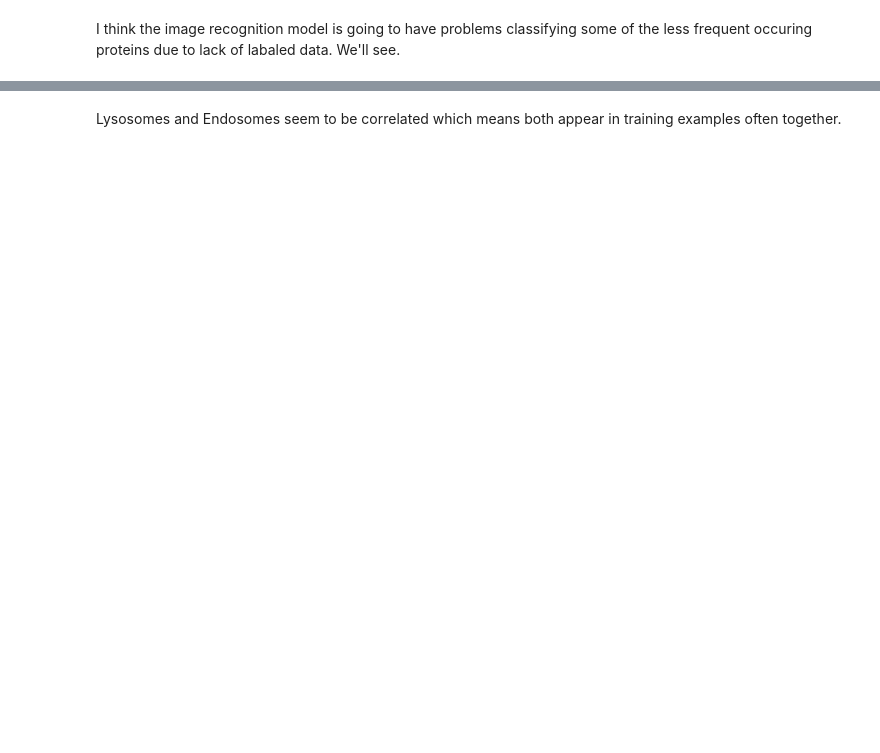
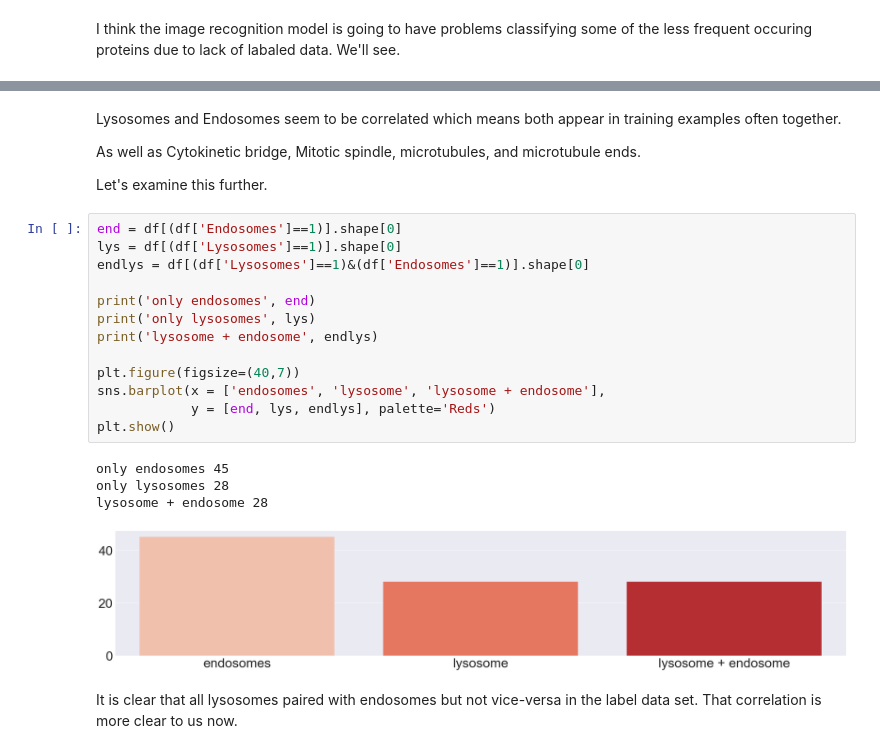
Before and after one commit to pdubz-sudo/protein-recognition, a Jupyter notebook: scripts/exploratory_analysis.ipynb, the cells around one changed output, grey strips where cells are left out. Saved outputs shown, nothing was run; the diff lists cells and outputs as text; blank space fills up the shorter version.

Commit message:
digging deeper in correlations

```diff
--- a/scripts/exploratory_analysis.ipynb
+++ b/scripts/exploratory_analysis.ipynb
@@ -229,2 +232,26 @@ sns.heatmap(df[df['number of labels']>1].iloc[:,3:-1].corr(), cmap='YlGnBu')
 # %% [markdown]
 Lysosomes and Endosomes seem to be correlated which means both appear in training examples often together.
+
+As well as Cytokinetic bridge, Mitotic spindle, microtubules, and microtubule ends.
+
+Let's examine this further.
+# %%
+end = df[(df['Endosomes']==1)].shape[0]
+lys = df[(df['Lysosomes']==1)].shape[0]
+endlys = df[(df['Lysosomes']==1)&(df['Endosomes']==1)].shape[0]
+
+print('only endosomes', end)
+print('only lysosomes', lys)
+print('lysosome + endosome', endlys)
+
+plt.figure(figsize=(40,7))
+sns.barplot(x = ['endosomes', 'lysosome', 'lysosome + endosome'],
+            y = [end, lys, endlys], palette='Reds')
+plt.show()
+# %% [output]
+only endosomes 45
+only lysosomes 28
+lysosome + endosome 28
+[figure, added]
+# %% [markdown]
+It is clear that all lysosomes paired with endosomes but not vice-versa in the label data set. That correlation is more clear to us now.
```
Also changed, not shown: parts of 11 cells of this notebook.
